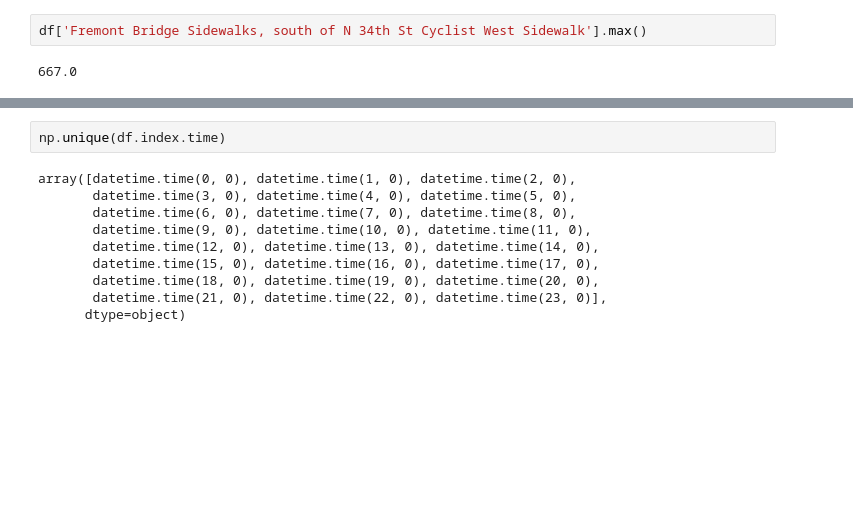
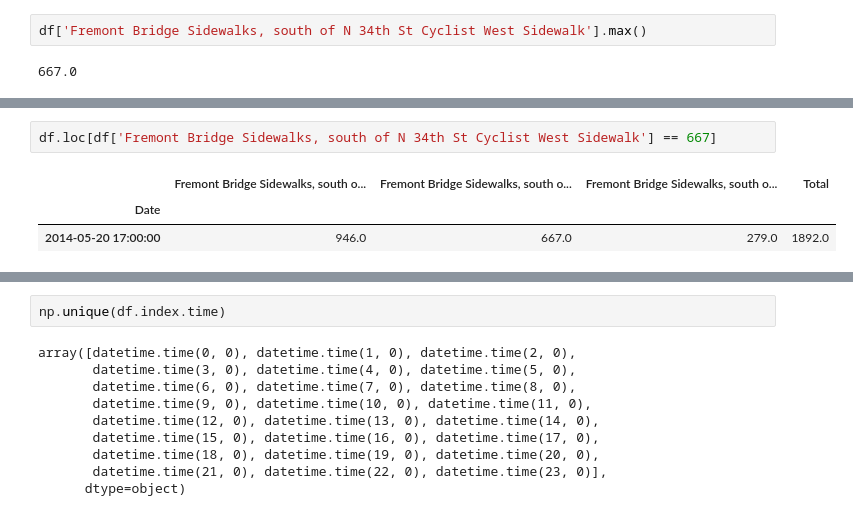
Before and after one commit to alishanstyles/Projects, a Jupyter notebook: startercode.ipynb, the cells around one changed output, grey strips where cells are left out. Saved outputs shown, nothing was run; the diff lists cells and outputs as text; blank space fills up the shorter version.

```diff
--- a/startercode.ipynb
+++ b/startercode.ipynb
@@ -86,0 +115,6 @@ df['Fremont Bridge Sidewalks, south of N 34th St Cyclist West Sidewalk'].max()
+# %%
+df.loc[df['Fremont Bridge Sidewalks, south of N 34th St Cyclist West Sidewalk'] == 667]
+# %% [output]
+|  | Fremont Bridge Sidewalks, south o... | Fremont Bridge Sidewalks, south o... | Fremont Bridge Sidewalks, south o... | Total |
+| Date |  |  |  |  |
+| 2014-05-20 17:00:00 | 946.0 | 667.0 | 279.0 | 1892.0 |
```
Also changed, not shown: parts of 10 cells of this notebook.
